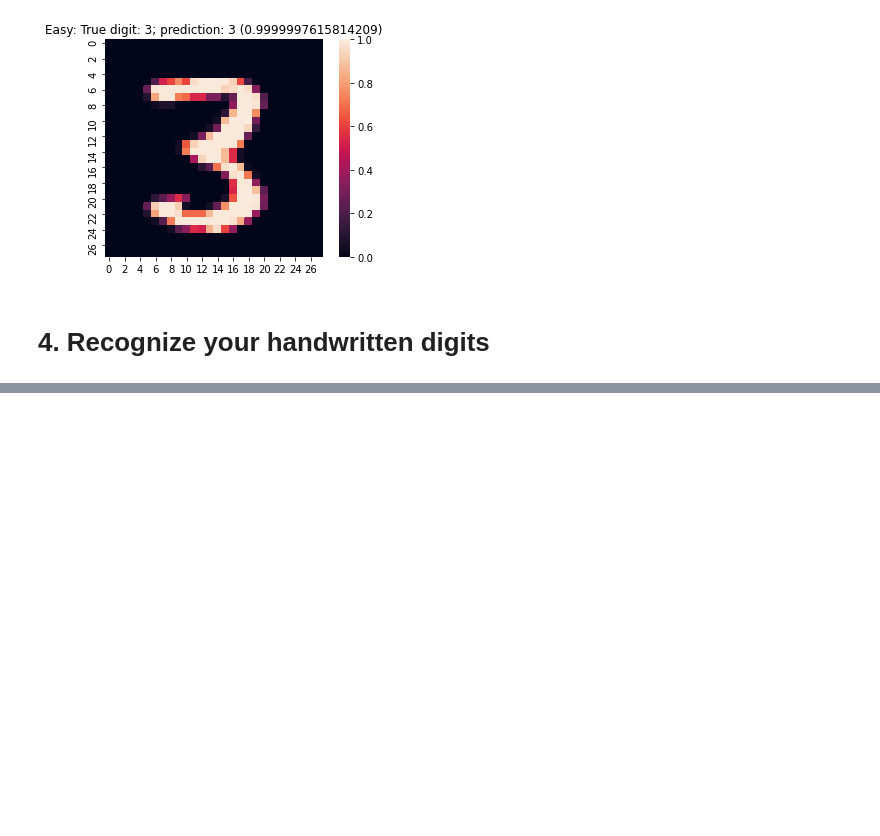
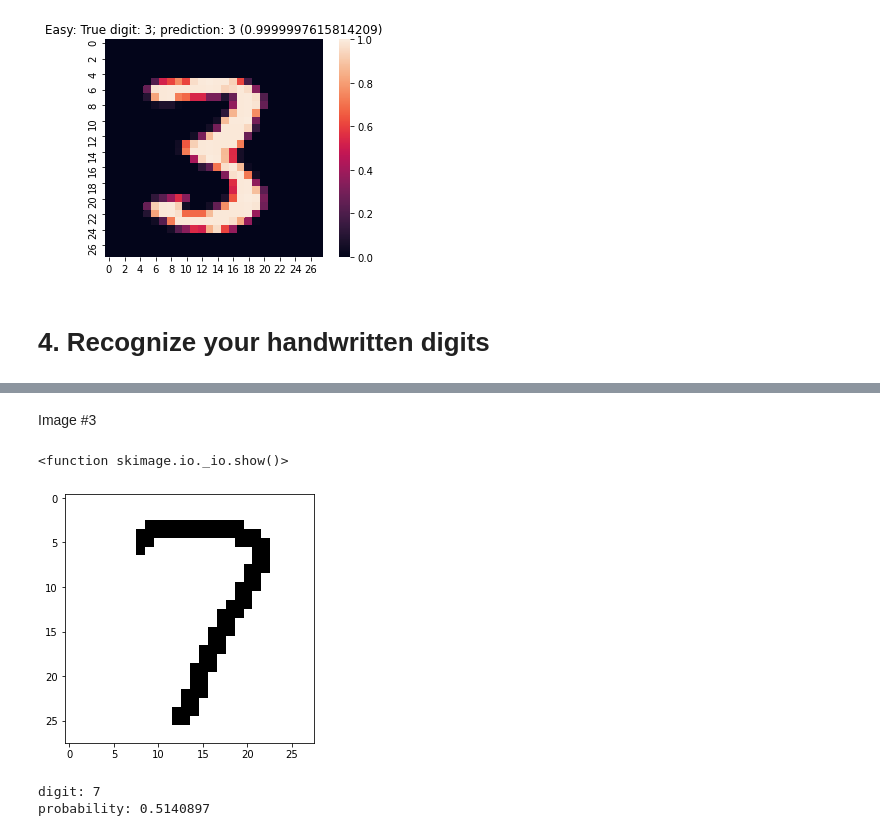
Before and after one commit to QIANZECHANG/ML_report, a Jupyter notebook: Intermediate report.ipynb, the cells around one changed output, grey strips where cells are left out. Cells and saved outputs as stored; diff of their text form; code cells hidden in the pictures; blank space fills up the shorter version.

```diff
--- a/Intermediate report.ipynb
+++ b/Intermediate report.ipynb
@@ -167,0 +208,20 @@ for i in range(3):
+# %% [markdown]
+Image #3
+# %%
+from skimage import io
+image=io.imread('7.png')
+io.imshow(image)
+io.show
+# %% [output]
+<function skimage.io._io.show()>
+[figure, added]
+# %%
+image=image[:,:,0]
+image=image/255
+image=np.abs(image-1)
+p=cnn.predict(image.reshape(1,28,28,1))
+print('digit:',np.where(p==max(p[0]))[1][0])
+print('probability:',max(p[0]))
+# %% [output]
+digit: 7
+probability: 0.5140897
```
Also changed, not shown: parts of 6 cells of this notebook.
